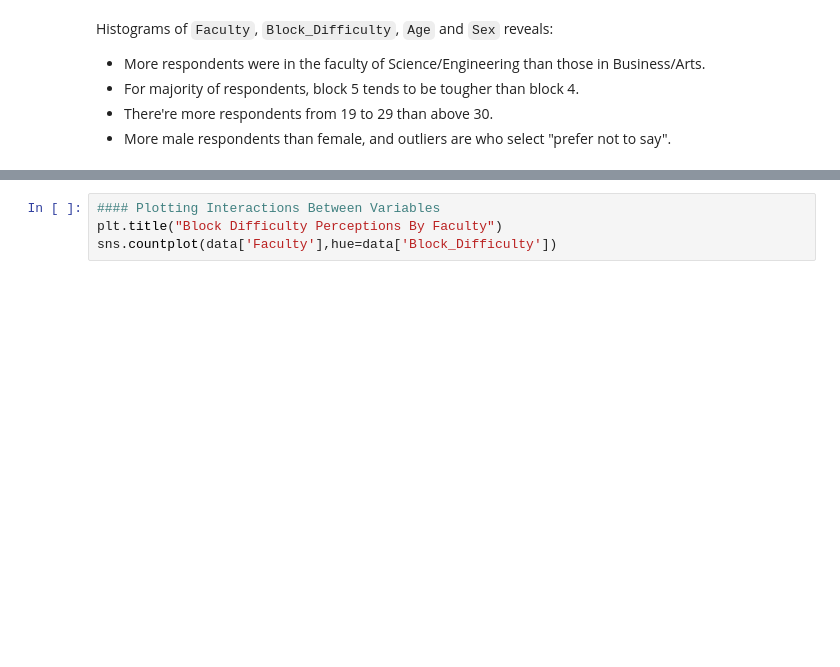
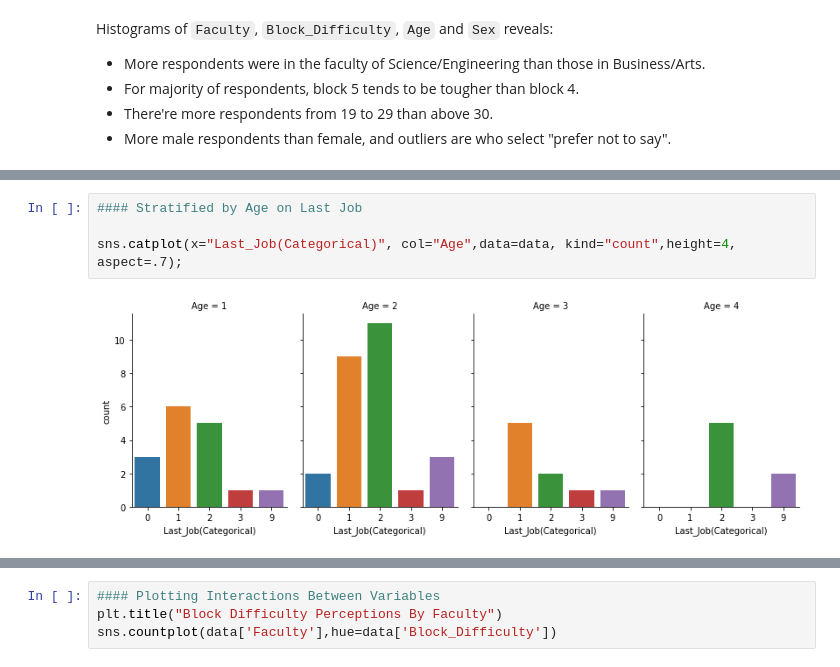
Before and after one commit to UBC-MDS/MDS_Block_Difficulty_Perception, a Jupyter notebook: docs/Milestone2-EDA_.ipynb, the cells around one changed output, grey strips where cells are left out. Drawn from its saved outputs; the diff is of its cells as text; blank space fills up the shorter version.

```diff
--- a/docs/Milestone2-EDA_.ipynb
+++ b/docs/Milestone2-EDA_.ipynb
@@ -134,0 +163,6 @@ Histograms of `Faculty`, `Block_Difficulty`, `Age` and `Sex` reveals:
+# %%
+#### Stratified by Age on Last Job
+
+sns.catplot(x="Last_Job(Categorical)", col="Age",data=data, kind="count",height=4, aspect=.7);
+# %% [output]
+[figure, added]
```
Also changed, not shown: parts of 9 cells of this notebook.
